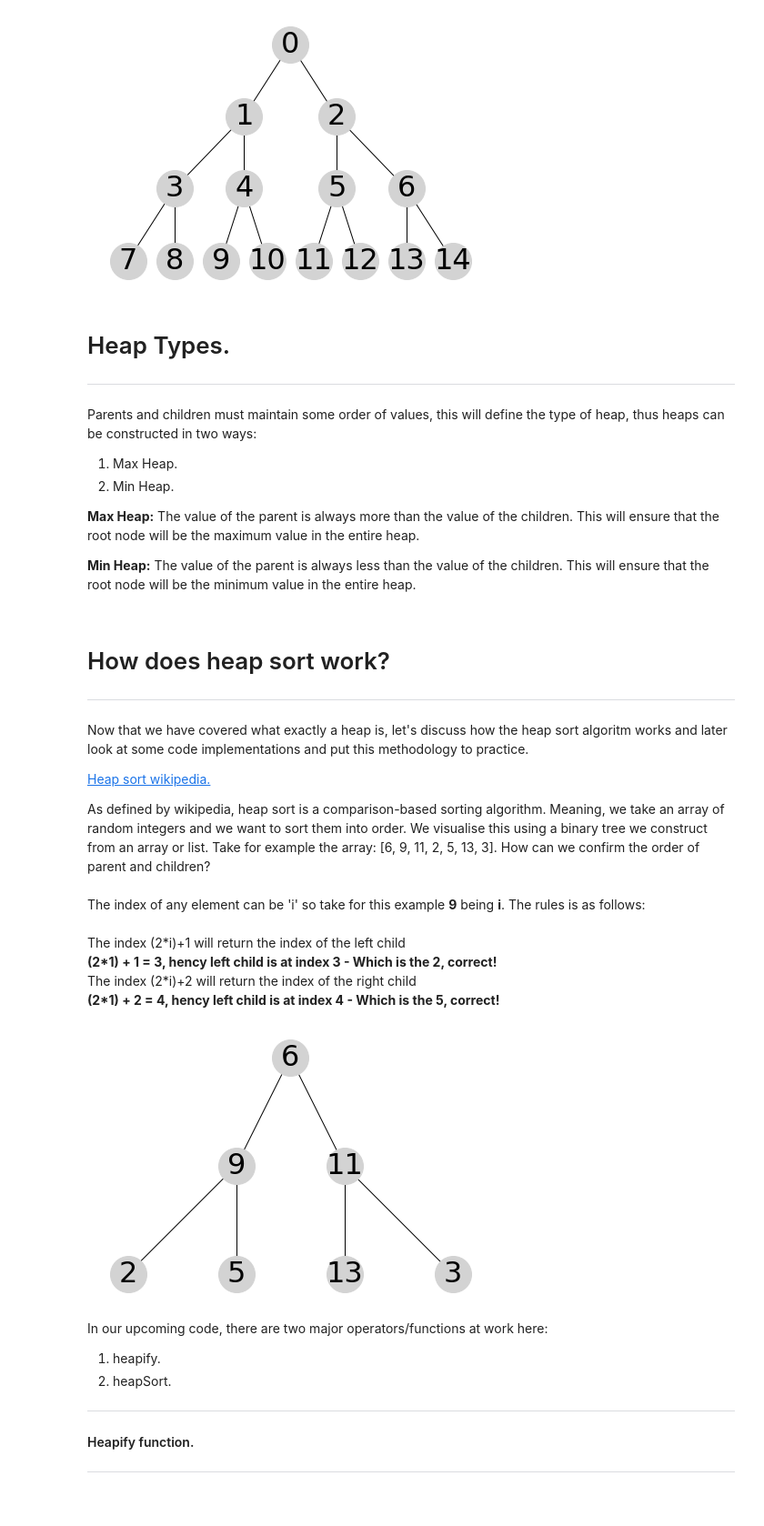
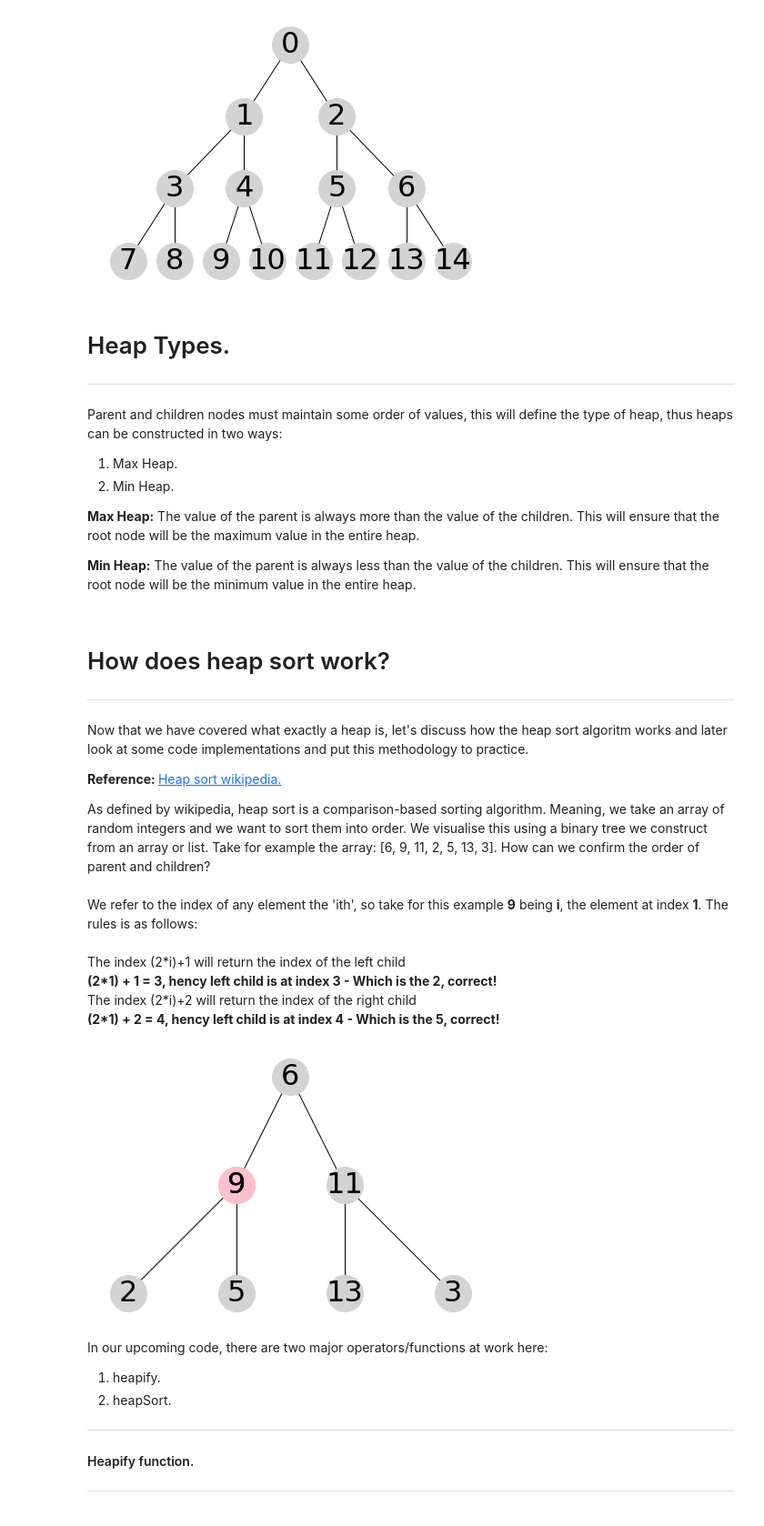
Before and after one commit to DavidMulhern/GraphTheory_Proj_DM, a Jupyter notebook: heap-sort.ipynb, the cells around one changed output. Shown at 91% size. Drawn from its saved outputs; the diff is of its cells as text; code cells hidden in the pictures.

```diff
--- a/heap-sort.ipynb
+++ b/heap-sort.ipynb
@@ -89,7 +89,7 @@ drawtree(L)
 
 ***
 
-<p>Parents and children must maintain some order of values, this will define the type of heap, thus heaps can be constructed in two ways:
+<p>Parent and children nodes must maintain some order of values, this will define the type of heap, thus heaps can be constructed in two ways:
 <ol>
     <li>
         Max Heap.
@@ -112,12 +112,12 @@ drawtree(L)
     Now that we have covered what exactly a heap is, let's discuss how the heap sort algoritm works and later look at some code implementations and put this methodology to practice.
 </p>
 
-[Heap sort wikipedia.](https://en.wikipedia.org/wiki/Heapsort)
+<b>Reference:  </b>[Heap sort wikipedia.](https://en.wikipedia.org/wiki/Heapsort)
 
 <p>
     As defined by wikipedia, heap sort is a comparison-based sorting algorithm. Meaning, we take an array of random integers and we want to sort them into order. We visualise this using a binary tree we construct from an array or list.
     Take for example the array: [6, 9, 11, 2, 5, 13, 3]. How can we confirm the order of parent and children?<br><br>
-    The index of any element can be 'i' so take for this example <b>9</b> being <b>i</b>. The rules is as follows:<br><br>
+    We refer to the index of any element the 'ith', so take for this example <b>9</b> being <b>i</b>, the element at index <b>1</b>. The rules is as follows:<br><br>
     The index (2*i)+1 will return the index of the left child<br>
     <b> (2*1) + 1 = 3, hency left child is at index 3 - Which is the 2, correct! </b><br>
     The index (2*i)+2 will return the index of the right child<br>
@@ -126,9 +126,9 @@ drawtree(L)
 # %%
 # Given array.
 L= [6, 9, 11, 2, 5, 13, 3]
-drawtree(L)
+drawtree(L, [9])
 # %% [output]
-[figure, old version]
+[figure, new version]
 # %% [markdown]
 <p>In our upcoming code, there are two major operators/functions at work here:</p>
 <ol>
```
Also changed, not shown: parts of 10 cells of this notebook.
